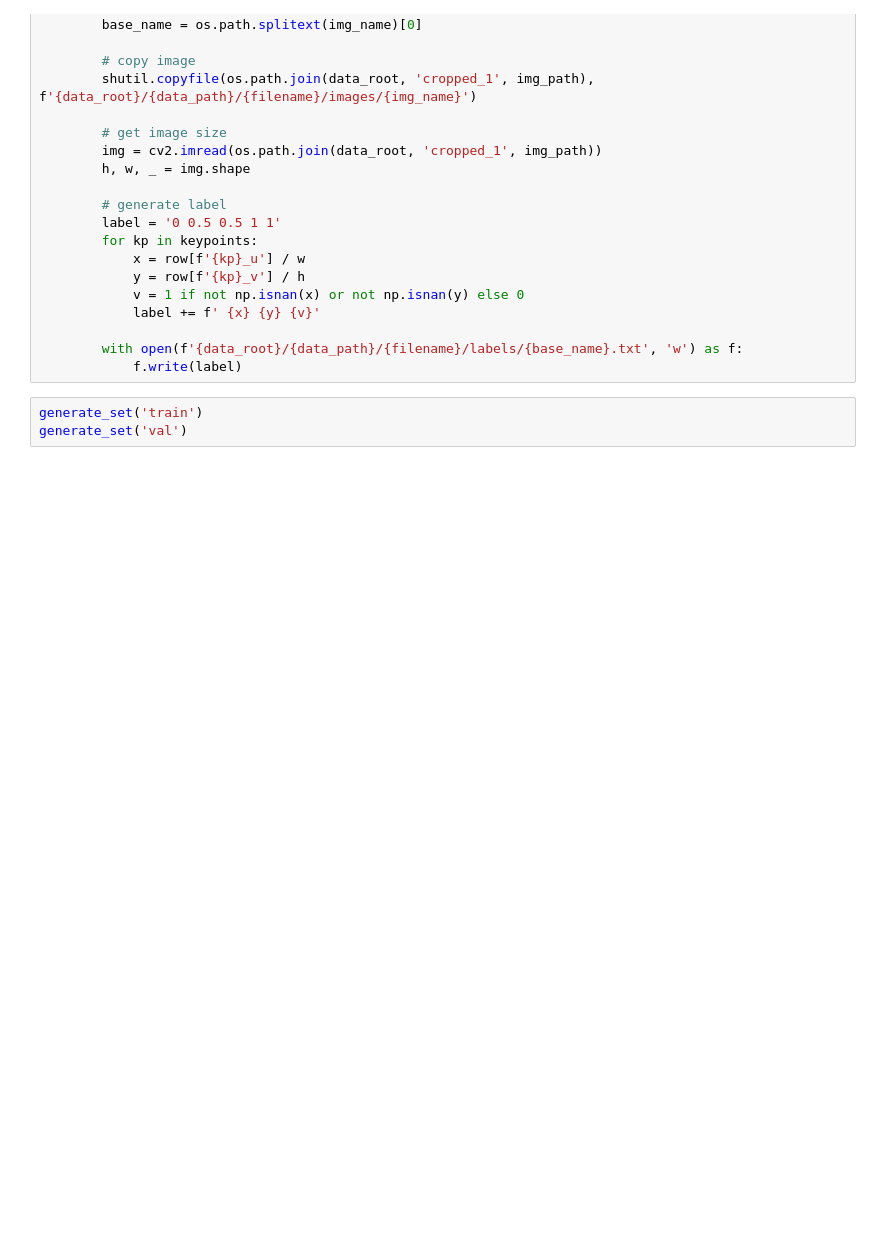
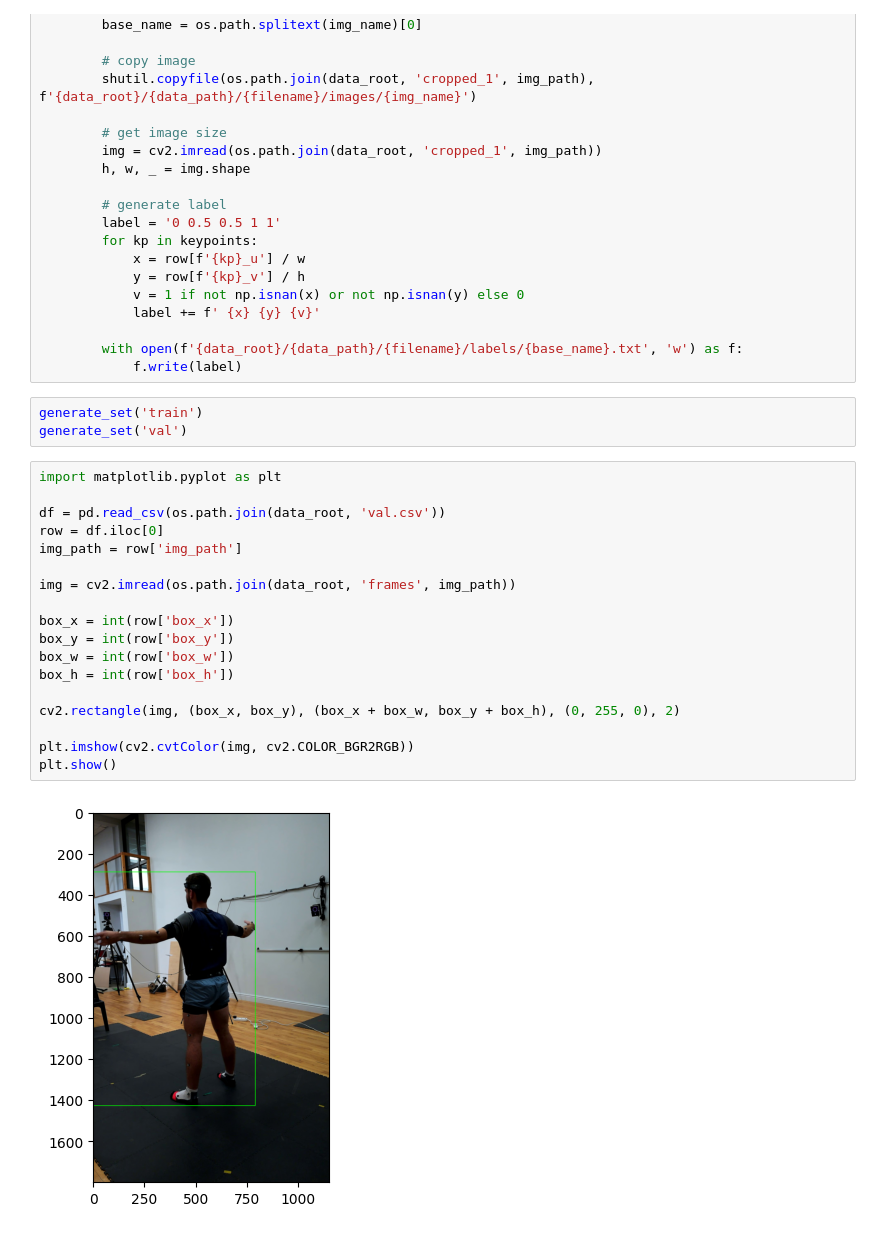
Before and after one commit to Rynhardf/research-project-2024, a Jupyter notebook: processing/YOLO.ipynb, the cells around one changed output. Drawn from its saved outputs; the diff is of its cells as text; blank space fills up the shorter version.

```diff
--- a/processing/YOLO.ipynb
+++ b/processing/YOLO.ipynb
@@ -53,3 +53,23 @@ def generate_set(filename):
 # %%
 generate_set('train')
 generate_set('val')
+# %%
+import matplotlib.pyplot as plt
+
+df = pd.read_csv(os.path.join(data_root, 'val.csv'))
+row = df.iloc[0]
+img_path = row['img_path']
+
+img = cv2.imread(os.path.join(data_root, 'frames', img_path))
+
+box_x = int(row['box_x'])
+box_y = int(row['box_y'])
+box_w = int(row['box_w'])
+box_h = int(row['box_h'])
+
+cv2.rectangle(img, (box_x, box_y), (box_x + box_w, box_y + box_h), (0, 255, 0), 2)
+
+plt.imshow(cv2.cvtColor(img, cv2.COLOR_BGR2RGB))
+plt.show()
+# %% [output]
+[figure, added]
```
Also changed, not shown: 8 other files.
